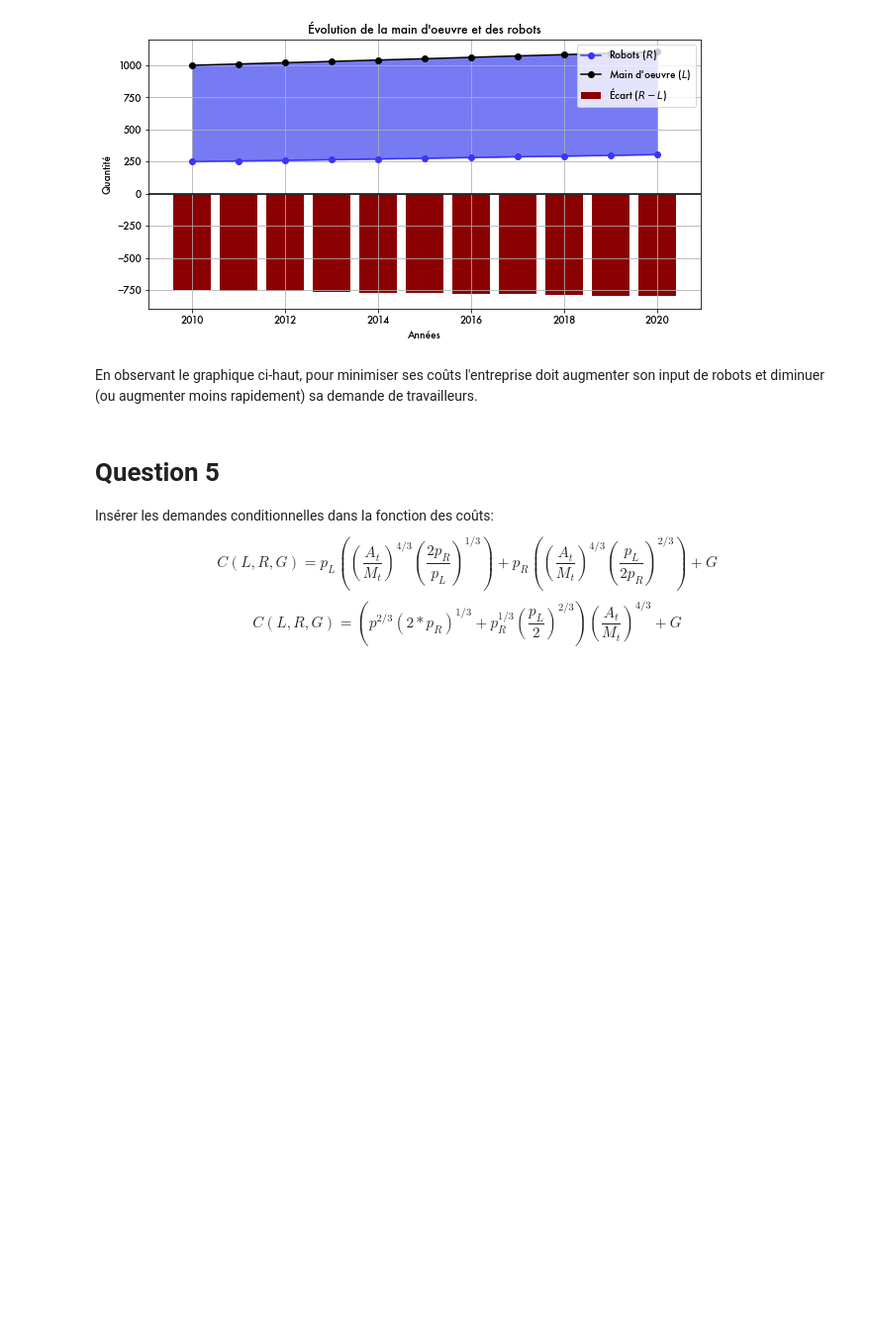
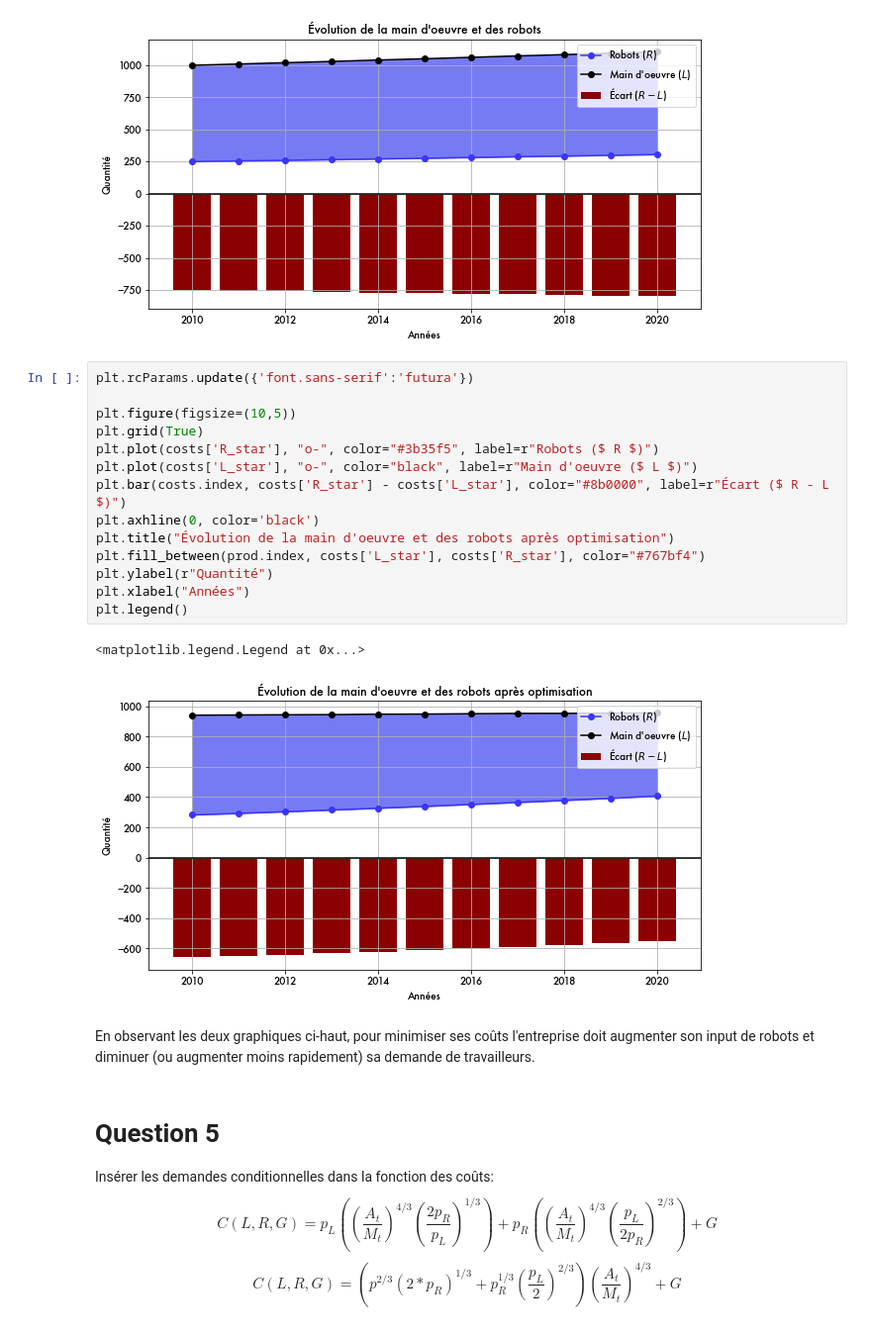
Before and after one commit to felixpoirier1/Devoir4, a Jupyter notebook: Devoir.ipynb, the cells around one changed output. Shown at 99% size. Saved outputs shown, nothing was run; the diff lists cells and outputs as text; blank space fills up the shorter version.

Commit message:
plus de graphiques

```diff
--- a/Devoir.ipynb
+++ b/Devoir.ipynb
@@ -188,8 +181,25 @@ plt.legend()
 # %% [output]
 <matplotlib.legend.Legend at 0x...>
 [figure]
+# %%
+plt.rcParams.update({'font.sans-serif':'futura'})
+
+plt.figure(figsize=(10,5))
+plt.grid(True)
+plt.plot(costs['R_star'], "o-", color="#3b35f5", label=r"Robots ($ R $)")
+plt.plot(costs['L_star'], "o-", color="black", label=r"Main d'oeuvre ($ L $)")
+plt.bar(costs.index, costs['R_star'] - costs['L_star'], color="#8b0000", label=r"Écart ($ R - L $)")
+plt.axhline(0, color='black')
+plt.title("Évolution de la main d'oeuvre et des robots après optimisation")
+plt.fill_between(prod.index, costs['L_star'], costs['R_star'], color="#767bf4")
+plt.ylabel(r"Quantité")
+plt.xlabel("Années")
+plt.legend()
+# %% [output]
+<matplotlib.legend.Legend at 0x...>
+[figure, added]
 # %% [markdown]
-En observant le graphique ci-haut, pour minimiser ses coûts l'entreprise doit augmenter son input de robots et diminuer (ou augmenter moins rapidement) sa demande de travailleurs.
+En observant les deux graphiques ci-haut, pour minimiser ses coûts l'entreprise doit augmenter son input de robots et diminuer (ou augmenter moins rapidement) sa demande de travailleurs.
 # %% [markdown]
 # Question 5
 
```
Also changed, not shown: parts of 1 cell of this notebook.
